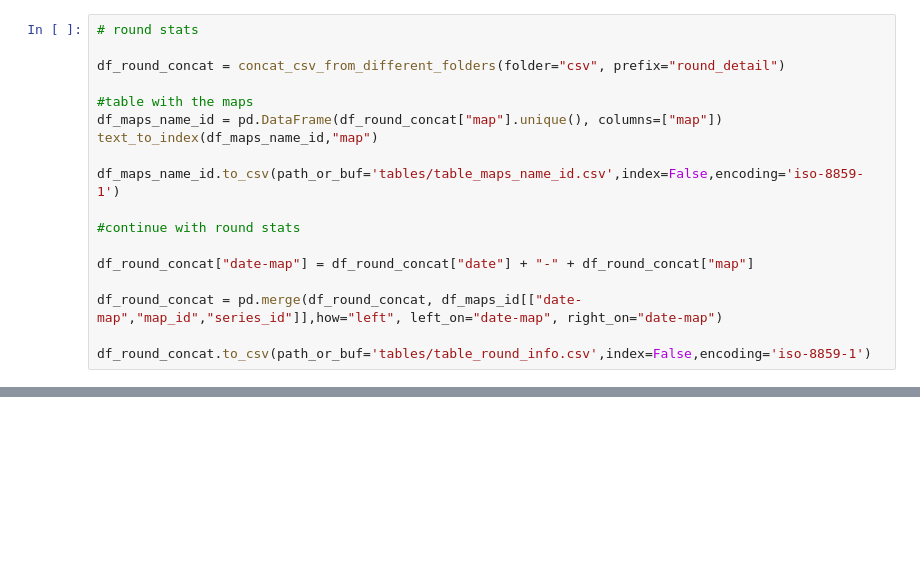
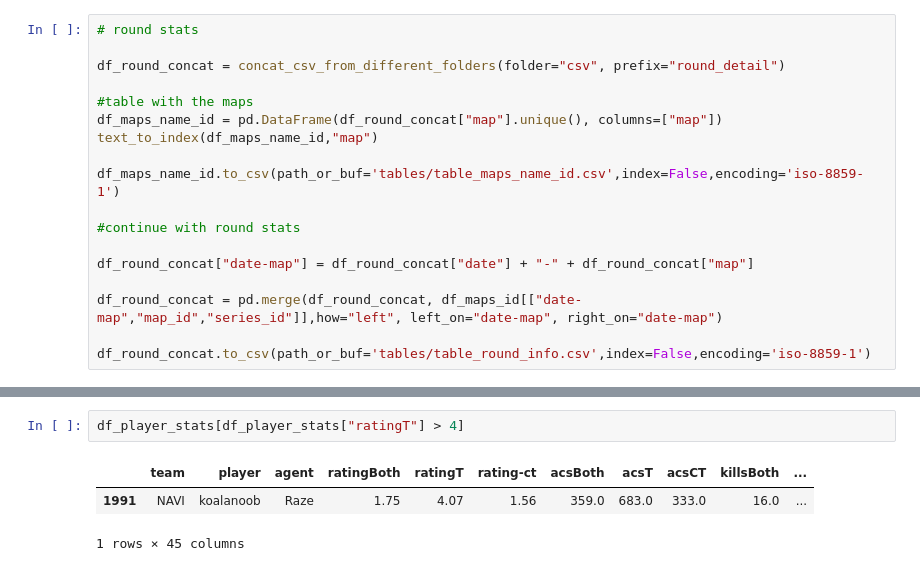
Before and after one commit to RkTcaster/vlr-scraper, a Jupyter notebook: csv_process.ipynb, the cells around one changed output, grey strips where cells are left out. Saved outputs shown, nothing was run; the diff lists cells and outputs as text; blank space fills up the shorter version.

```diff
--- a/csv_process.ipynb
+++ b/csv_process.ipynb
@@ -311,0 +325,6 @@ df_round_concat.to_csv(path_or_buf='tables/table_round_info.csv',index=False,enc
+# %%
+df_player_stats[df_player_stats["ratingT"] > 4]
+# %% [output]
+|  | team | player | agent | ratingBoth | ratingT | rating-ct | acsBoth | acsT | acsCT | killsBoth | ... |
+| 1991 | NAVI | koalanoob | Raze | 1.75 | 4.07 | 1.56 | 359.0 | 683.0 | 333.0 | 16.0 | ... |
+1 rows × 45 columns
```
Also changed, not shown: parts of 4 cells of this notebook, 3 other files.
